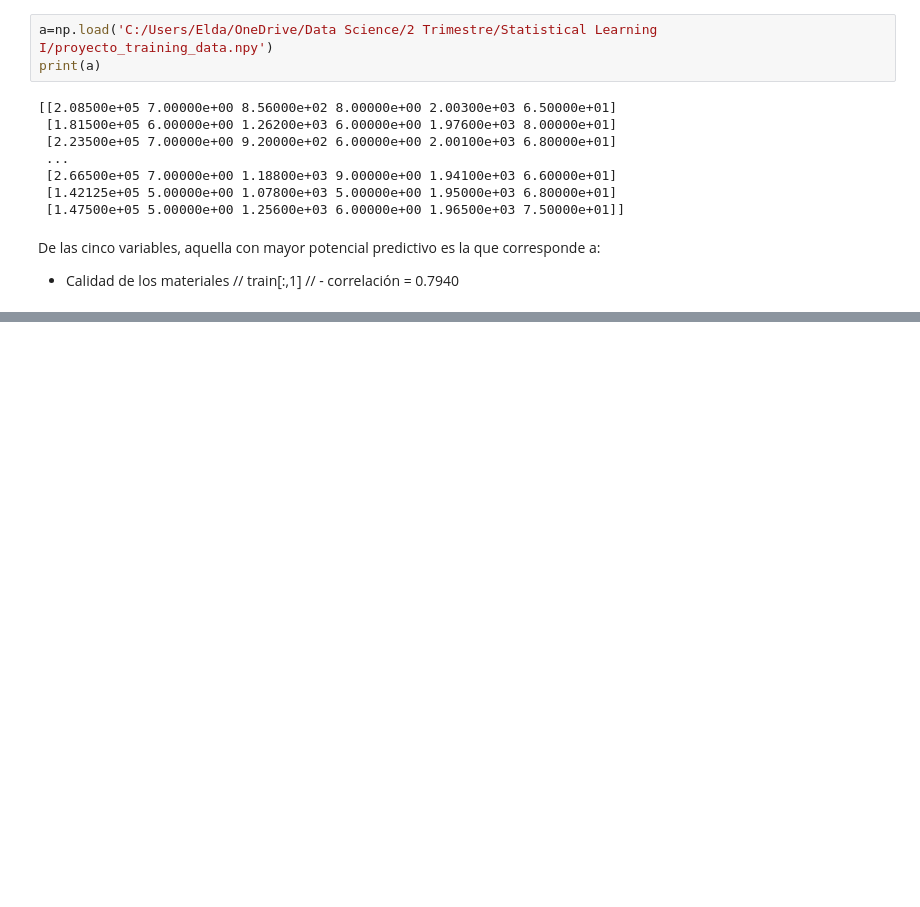
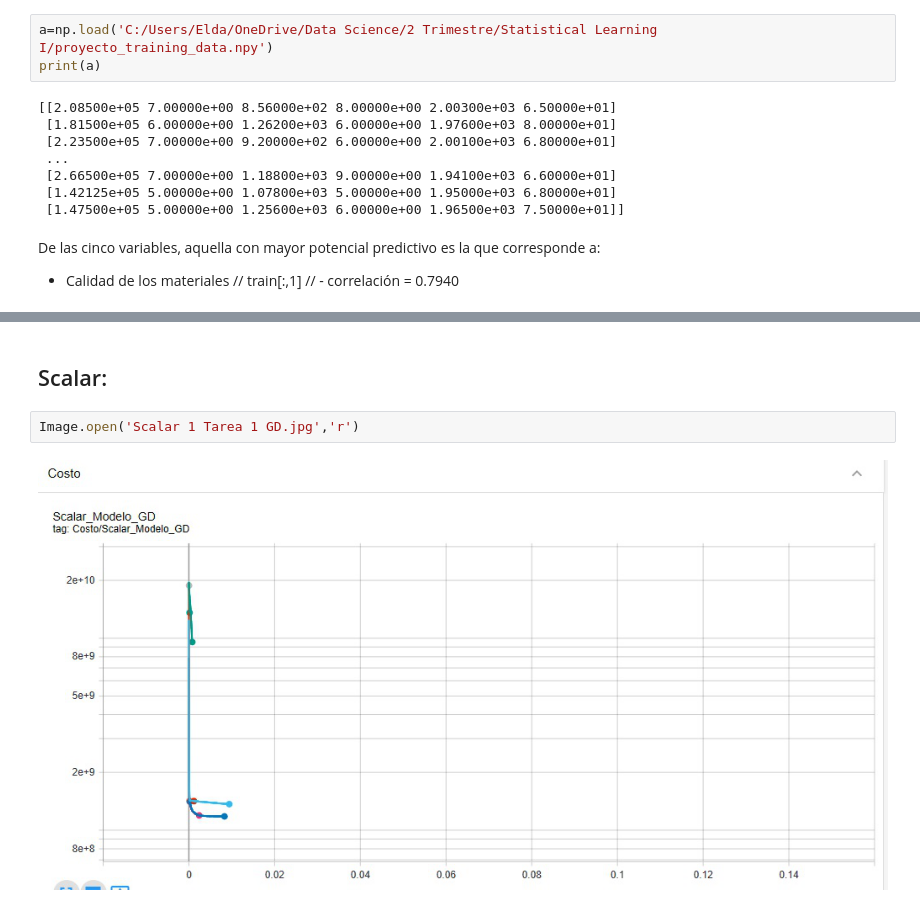
Before and after one commit to EldaCalderon/pythongalileo2020, a Jupyter notebook: Tarea 1 GD.ipynb, the cells around one changed output, grey strips where cells are left out. Saved outputs shown, nothing was run; the diff lists cells and outputs as text; blank space fills up the shorter version.

```diff
--- a/Tarea 1 GD.ipynb
+++ b/Tarea 1 GD.ipynb
@@ -79,0 +165,6 @@ Actualización de los parámetros:
+# %% [markdown]
+## Scalar:
+# %%
+Image.open('Scalar 1 Tarea 1 GD.jpg','r')
+# %% [output]
+[figure, added]
```
Also changed, not shown: parts of 23 cells of this notebook.
